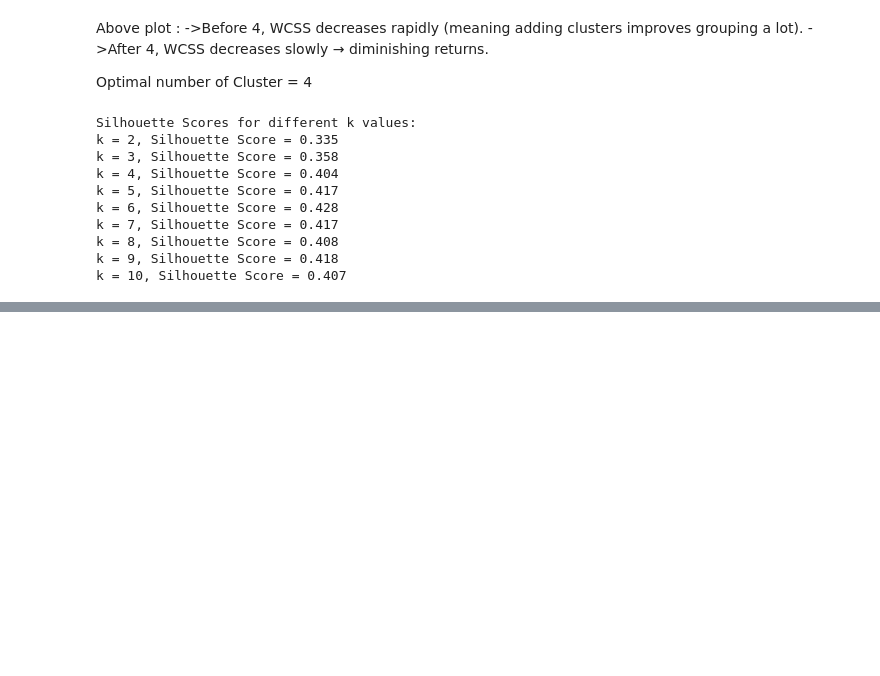
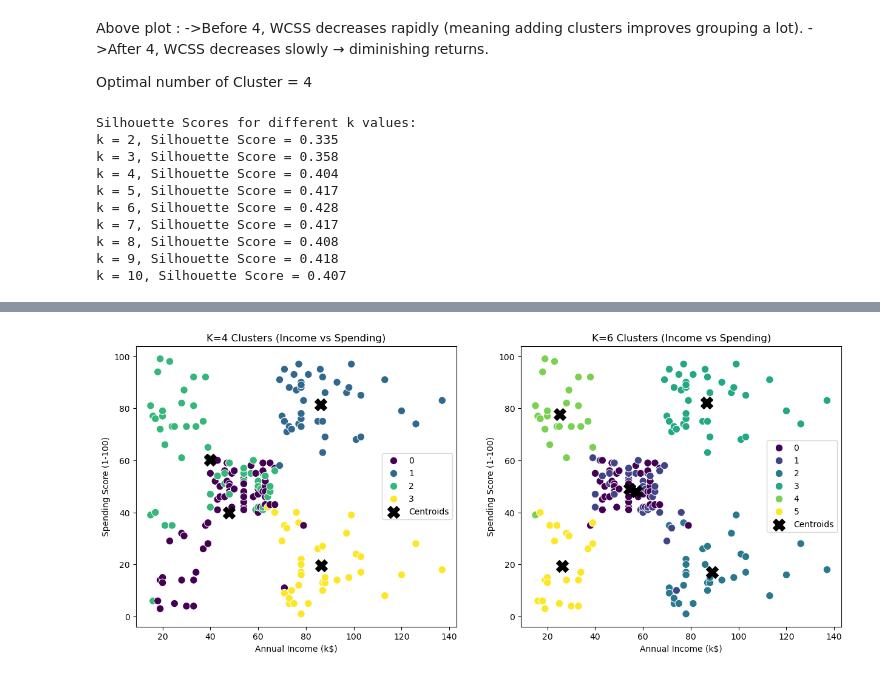
Before and after one commit to Narendersingh007/customer-segmentation, a Jupyter notebook: notebooks/customer_segmentation.ipynb, the cells around one changed output, grey strips where cells are left out. Drawn from its saved outputs; the diff is of its cells as text; code cells hidden in the pictures; blank space fills up the shorter version.

Commit message:
added 2D and 3D visualistion plots of cluster for comparison

```diff
--- a/notebooks/customer_segmentation.ipynb
+++ b/notebooks/customer_segmentation.ipynb
@@ -179,0 +182,14 @@ k = 10, Silhouette Score = 0.407
+# %%
+from sklearn.cluster import KMeans
+from sklearn.metrics import silhouette_score, davies_bouldin_score
+# KMeans with k=4
+kmeans4 = KMeans(n_clusters=4, random_state=42, n_init=10)
+labels4 = kmeans4.fit_predict(X_scaled)
+
+# KMeans with k=6
+kmeans6 = KMeans(n_clusters=6, random_state=42, n_init=10)
+labels6 = kmeans6.fit_predict(X_scaled)
+
+# Add cluster labels to original dataframe
+df["Cluster_k4"] = labels4
+df["Cluster_k6"] = labels6
@@ -179,0 +290,39 @@ k = 10, Silhouette Score = 0.407
+# %%
+import matplotlib.pyplot as plt
+import seaborn as sns
+
+# Get cluster centers back to original scale
+centers4 = scaler.inverse_transform(kmeans4.cluster_centers_)
+centers6 = scaler.inverse_transform(kmeans6.cluster_centers_)
+
+fig, axes = plt.subplots(1, 2, figsize=(15,6))
+
+# ---- Plot for k=4 ----
+sns.scatterplot(
+    x="Annual Income (k$)", y="Spending Score (1-100)",
+    hue="Cluster_k4", palette="viridis", data=df, s=80, ax=axes[0]
+)
+axes[0].scatter(
+    centers4[:, X.columns.get_loc("Annual Income (k$)")],
+    centers4[:, X.columns.get_loc("Spending Score (1-100)")],
+    c="black", s=200, marker="X", label="Centroids"
+)
+axes[0].set_title("K=4 Clusters (Income vs Spending)")
+axes[0].legend()
+
+# ---- Plot for k=6 ----
+sns.scatterplot(
+    x="Annual Income (k$)", y="Spending Score (1-100)",
+    hue="Cluster_k6", palette="viridis", data=df, s=80, ax=axes[1]
+)
+axes[1].scatter(
+    centers6[:, X.columns.get_loc("Annual Income (k$)")],
+    centers6[:, X.columns.get_loc("Spending Score (1-100)")],
+    c="black", s=200, marker="X", label="Centroids"
+)
+axes[1].set_title("K=6 Clusters (Income vs Spending)")
+axes[1].legend()
+
+plt.show()
+# %% [output]
+[figure, added]
```
Also changed, not shown: parts of 9 cells of this notebook.
